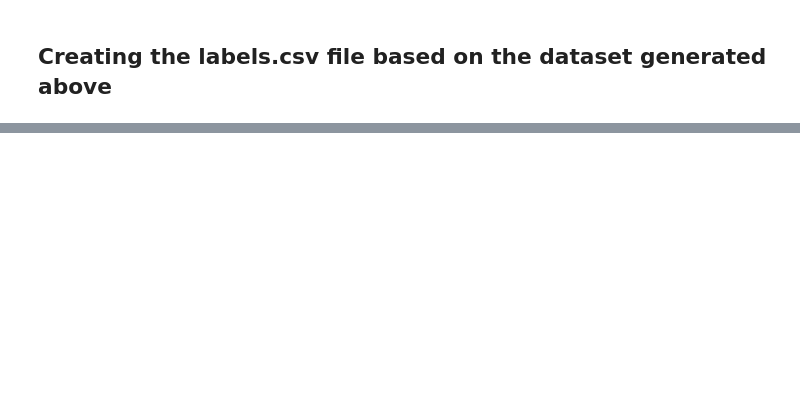
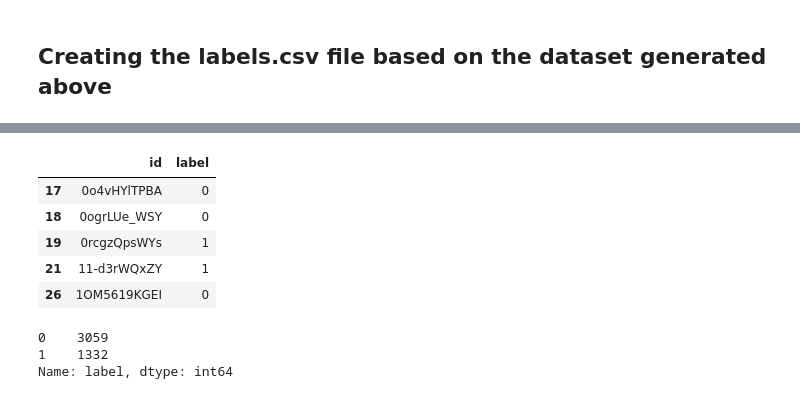
Before and after one commit to sramirez/FeuerFreiKiller, a Jupyter notebook: notebooks/audio_2_image.ipynb, the cells around one changed output, grey strips where cells are left out. Drawn from its saved outputs; the diff is of its cells as text; code cells hidden in the pictures; blank space fills up the shorter version.

```diff
--- a/notebooks/audio_2_image.ipynb
+++ b/notebooks/audio_2_image.ipynb
@@ -333,0 +142,3 @@ interp.plot_confusion_matrix()
+# %%
+metadata = pd.read_csv('../data/interim/firewind_dataset_links.csv')
+metadata.shape
@@ -333,0 +147,6 @@ interp.plot_confusion_matrix()
+# %%
+files = os.listdir(image_data_path)
+result = map(lambda x: x.split('.')[0], files)
+saved_id = list(result)
+subset = set(metadata['# YTID']).intersection(set(saved_id))
+len(subset) # all are present
@@ -333,0 +155,3 @@ interp.plot_confusion_matrix()
+# %%
+label_df = metadata[metadata['# YTID'].isin(subset)]
+label_df.translated_labels.value_counts()
@@ -333,0 +169,17 @@ interp.plot_confusion_matrix()
+# %%
+label_df = label_df[['# YTID', 'Fire']]
+label_df.columns = ['id', 'label']
+label_df.head()
+# %% [output]
+|  | id | label |
+| 17 | 0o4vHYlTPBA | 0 |
+| 18 | 0ogrLUe_WSY | 0 |
+| 19 | 0rcgzQpsWYs | 1 |
+| 21 | 11-d3rWQxZY | 1 |
+| 26 | 1OM5619KGEI | 0 |
+# %%
+label_df.label.value_counts()
+# %% [output]
+0    3059
+1    1332
+Name: label, dtype: int64
```
Also changed, not shown: parts of 46 cells of this notebook, 3 other files.
